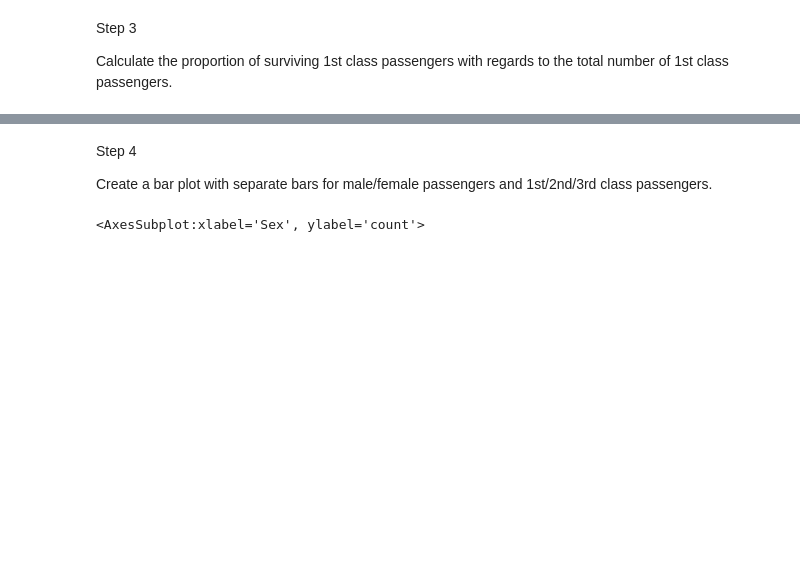
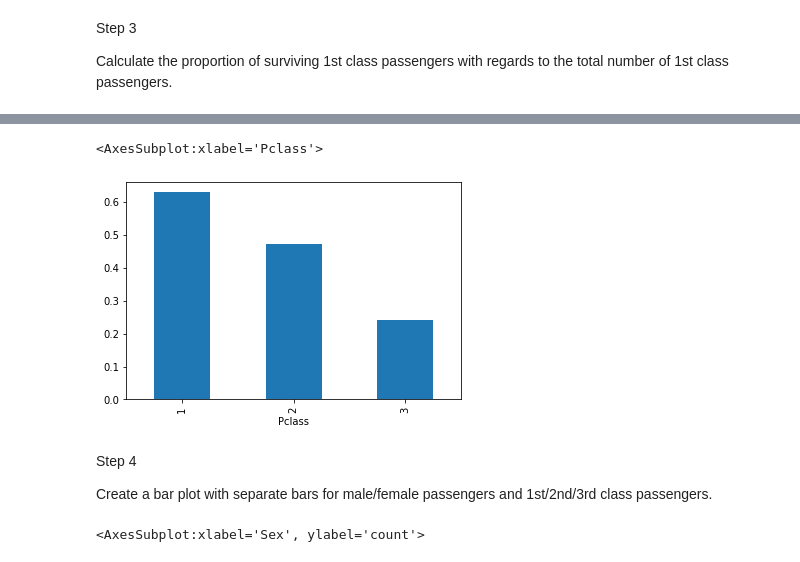
Before and after one commit to fkosse/bootcamp_projects, a Jupyter notebook: week_02/titanic_ex_da.ipynb, the cells around one changed output, grey strips where cells are left out. Drawn from its saved outputs; the diff is of its cells as text; code cells hidden in the pictures; blank space fills up the shorter version.

```diff
--- a/week_02/titanic_ex_da.ipynb
+++ b/week_02/titanic_ex_da.ipynb
@@ -49,3 +51,11 @@ df.groupby
+# %%
+df.groupby('Pclass')['Survived'].mean().plot.bar()
+#          ^^^^^^^^define the groups
+#                     ^^^^^^select columnsfrom each groups DF
+#                               ^^^^aggregation function
+# %% [output]
+<AxesSubplot:xlabel='Pclass'>
+[figure, added]
 # %% [markdown]
 Step 4
 
```
Also changed, not shown: parts of 16 cells of this notebook, 1 other file.
